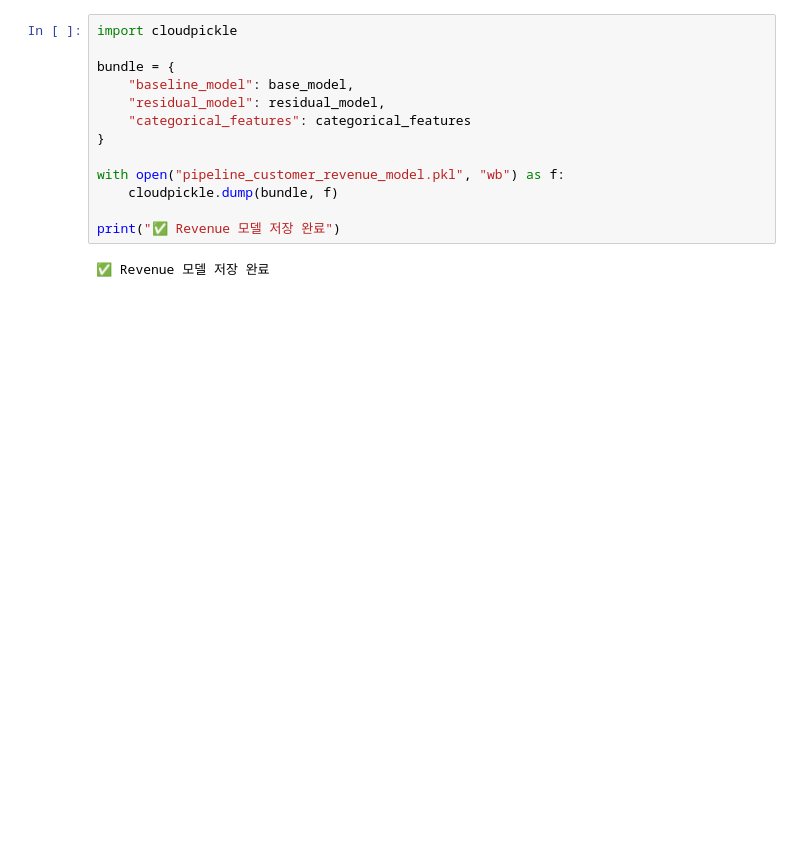
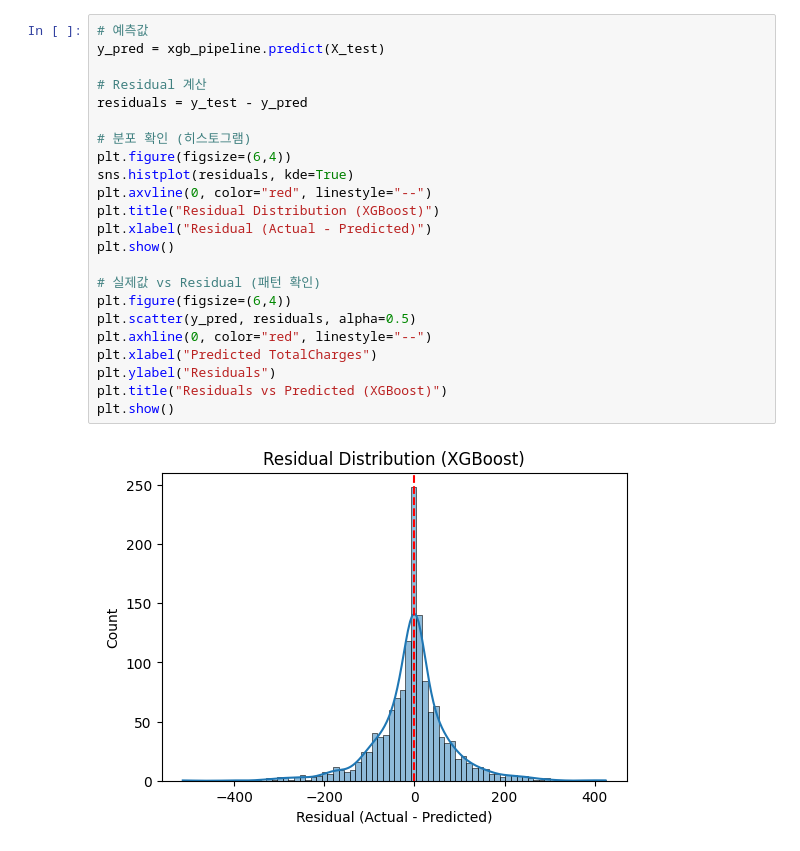
Before and after one commit to gracelee087/Retain_Flow_Automation-, a Jupyter notebook: notebook/revenue_model.ipynb, the cells around one changed output. Cells and saved outputs as stored; diff of their text form; blank space fills up the shorter version.

```diff
--- a/notebook/revenue_model.ipynb
+++ b/notebook/revenue_model.ipynb
@@ -457,15 +132,25 @@ Final RMSE: 620.3888401466004
-# %%
-import cloudpickle
-
-bundle = {
-    "baseline_model": base_model,
-    "residual_model": residual_model,
-    "categorical_features": categorical_features
-}
-
-with open("pipeline_customer_revenue_model.pkl", "wb") as f:
-    cloudpickle.dump(bundle, f)
-
-print("✅ Revenue 모델 저장 완료")
-# %% [output]
-✅ Revenue 모델 저장 완료
+# %%
+# 예측값
+y_pred = xgb_pipeline.predict(X_test)
+
+# Residual 계산
+residuals = y_test - y_pred
+
+# 분포 확인 (히스토그램)
+plt.figure(figsize=(6,4))
+sns.histplot(residuals, kde=True)
+plt.axvline(0, color="red", linestyle="--")
+plt.title("Residual Distribution (XGBoost)")
+plt.xlabel("Residual (Actual - Predicted)")
+plt.show()
+
+# 실제값 vs Residual (패턴 확인)
+plt.figure(figsize=(6,4))
+plt.scatter(y_pred, residuals, alpha=0.5)
+plt.axhline(0, color="red", linestyle="--")
+plt.xlabel("Predicted TotalCharges")
+plt.ylabel("Residuals")
+plt.title("Residuals vs Predicted (XGBoost)")
+plt.show()
+# %% [output]
+[figure, added]
```
Also changed, not shown: parts of 15 cells of this notebook, 4 other files.
